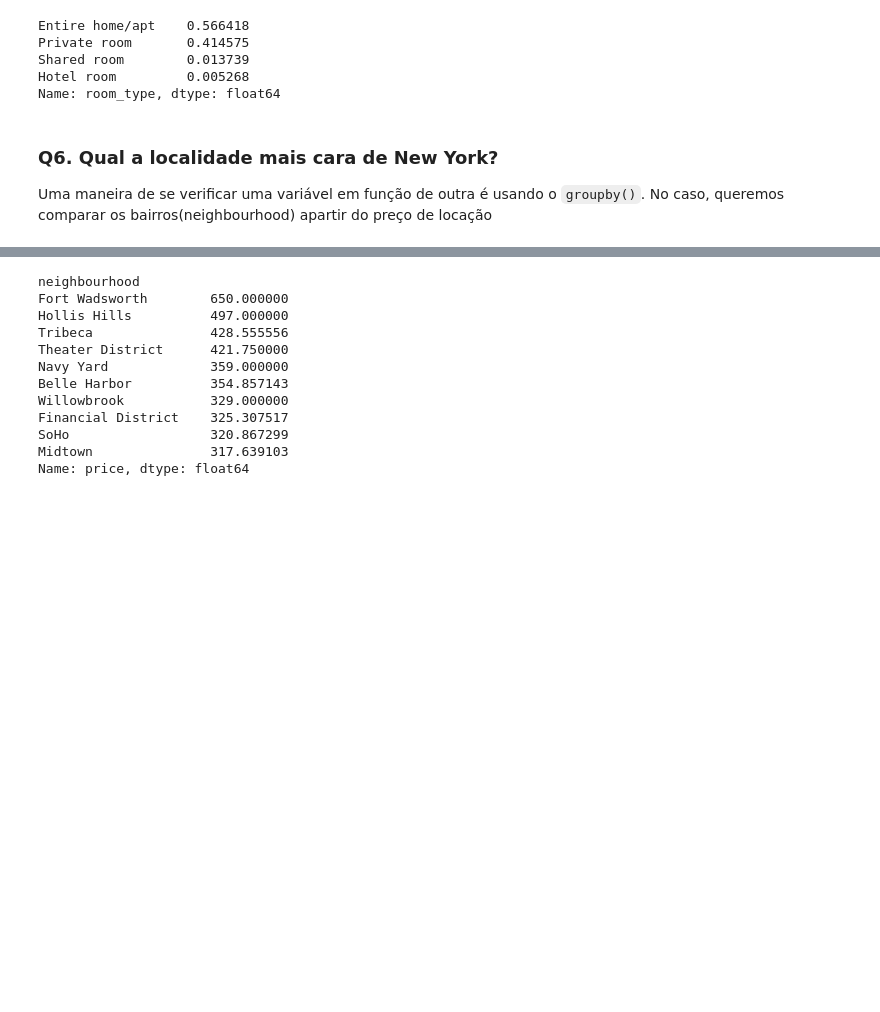
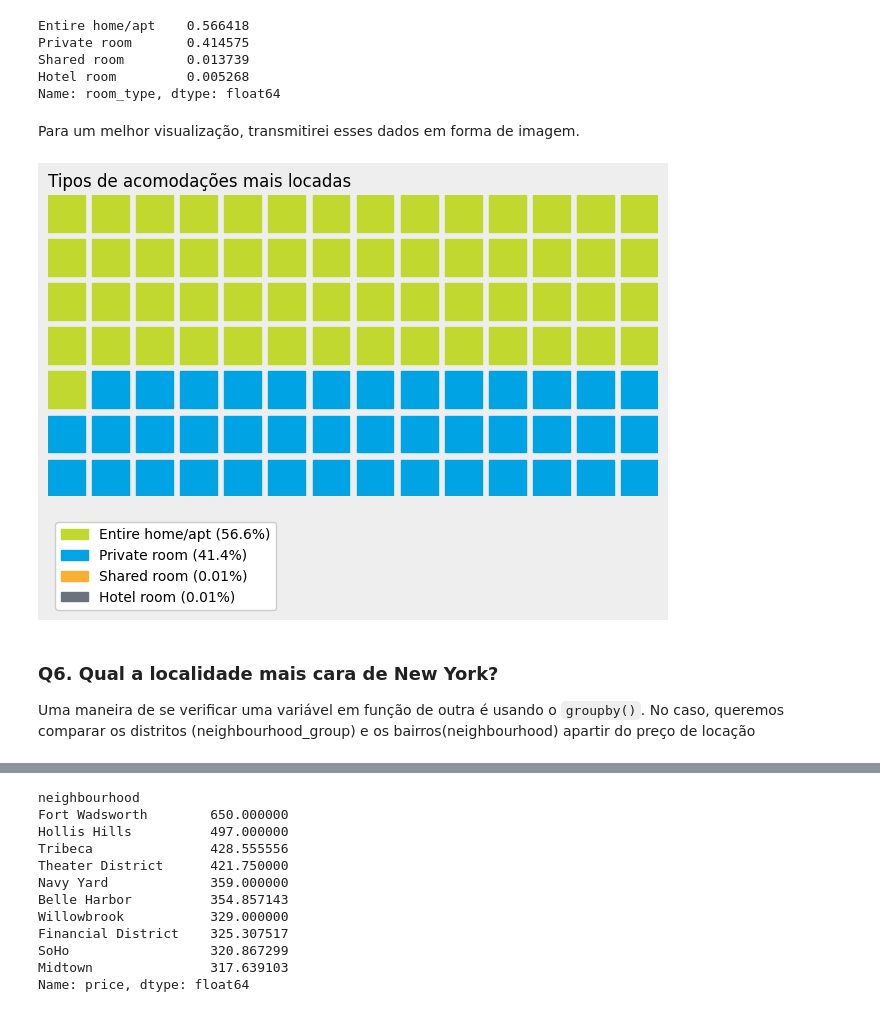
Before and after one commit to jeremiasAmorim/Repository_01, a Jupyter notebook: Projeto_Airbnb_New_York.ipynb, the cells around one changed output, grey strips where cells are left out. Cells and saved outputs as stored; diff of their text form; code cells hidden in the pictures; blank space fills up the shorter version.

```diff
--- a/Projeto_Airbnb_New_York.ipynb
+++ b/Projeto_Airbnb_New_York.ipynb
@@ -282,3 +299,5 @@ Private room       0.414575
 Shared room        0.013739
 Hotel room         0.005268
 Name: room_type, dtype: float64
+# %% [markdown]
+Para um melhor visualização, transmitirei esses dados em forma de imagem.
@@ -285,3 +306,21 @@ Name: room_type, dtype: float64
+# %%
+data = {'Entire home/apt': 56.6, 'Private room': 41.4, 'Shared room': 0.01, 'Hotel room': 0.01}
+fig = plt.figure(
+    FigureClass= Waffle,
+    rows=7,
+    values=data,
+    colors=["#C1D82F", "#00A4E4", "#FBB034", '#6A737B'],
+    title={'label':'Tipos de acomodações mais locadas', 'loc': 'left'},
+    labels=[f"{k} ({v}%)" for k, v in data.items()],
+    legend={'loc': 'lower left', 'bbox_to_anchor': (0, -0.4), 'ncol': 1, 'framealpha': 1},
+    starting_location='NW',
+    vertical=True,
+    block_arranging_style='snake'
+)
+fig.set_facecolor('#EEEEEE')
+plt.show()
+# %% [output]
+[figure, added]
 # %% [markdown]
 ### **Q6. Qual a localidade mais cara de New York?**
-Uma maneira de se verificar uma variável em função de outra é usando o `groupby()`. No caso, queremos comparar os bairros(neighbourhood) apartir do preço de locação
+Uma maneira de se verificar uma variável em função de outra é usando o `groupby()`. No caso, queremos comparar os distritos (neighbourhood_group) e os bairros(neighbourhood) apartir do preço de locação
```
Also changed, not shown: parts of 18 cells of this notebook.
